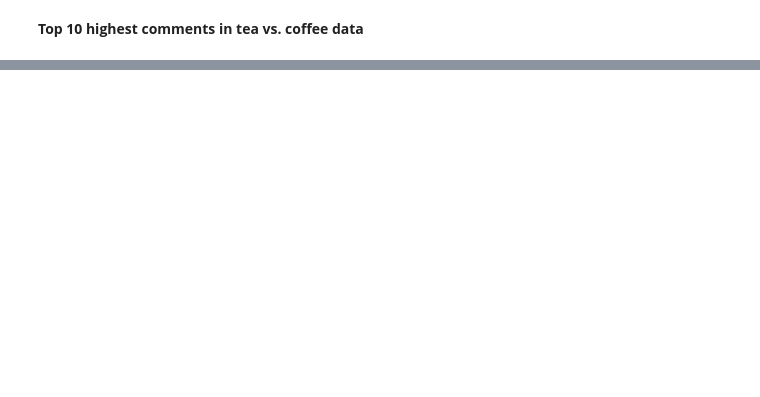
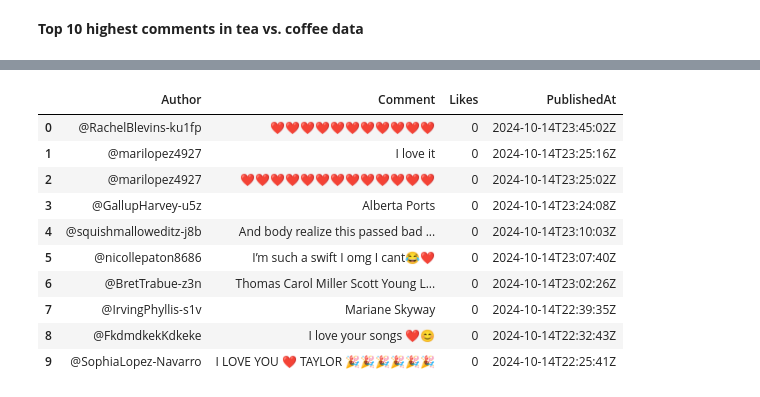
Before and after one commit to Milindi-Kodikara/MugLife, a Jupyter notebook: data_collection_yt.ipynb, the cells around one changed output, grey strips where cells are left out. Saved outputs shown, nothing was run; the diff lists cells and outputs as text; code cells hidden in the pictures; blank space fills up the shorter version.

```diff
--- a/data_collection_yt.ipynb
+++ b/data_collection_yt.ipynb
@@ -436,0 +512,17 @@ df_tea_vs_coffee_comments.head(10)
+# %%
+video_id = 'VuNIsY6JdUw'
+dft2 = scrape_youtube_comments(video_id, max_comments=250)
+# %%
+dft2.head(10)
+# %% [output]
+|  | Author | Comment | Likes | PublishedAt |
+| 0 | @RachelBlevins-ku1fp | ❤❤❤❤❤❤❤❤❤❤❤ | 0 | 2024-10-14T23:45:02Z |
+| 1 | @marilopez4927 | I love it | 0 | 2024-10-14T23:25:16Z |
+| 2 | @marilopez4927 | ❤❤❤❤❤❤❤❤❤❤❤❤❤ | 0 | 2024-10-14T23:25:02Z |
+| 3 | @GallupHarvey-u5z | Alberta Ports | 0 | 2024-10-14T23:24:08Z |
+| 4 | @squishmalloweditz-j8b | And body realize this passed bad ... | 0 | 2024-10-14T23:10:03Z |
+| 5 | @nicollepaton8686 | I’m such a swift I omg I cant😂❤ | 0 | 2024-10-14T23:07:40Z |
+| 6 | @BretTrabue-z3n | Thomas Carol Miller Scott Young L... | 0 | 2024-10-14T23:02:26Z |
+| 7 | @IrvingPhyllis-s1v | Mariane Skyway | 0 | 2024-10-14T22:39:35Z |
+| 8 | @FkdmdkekKdkeke | I love your songs ❤😊 | 0 | 2024-10-14T22:32:43Z |
+| 9 | @SophiaLopez-Navarro | I LOVE YOU ❤ TAYLOR 🎉🎉🎉🎉🎉🎉 | 0 | 2024-10-14T22:25:41Z |
```
Also changed, not shown: parts of 19 cells of this notebook, 1 other file.
